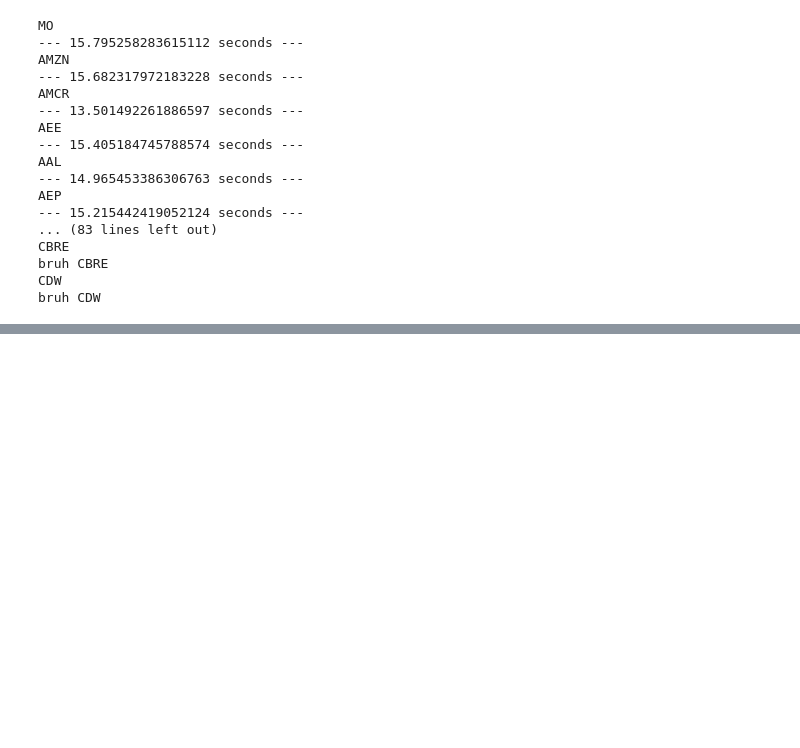
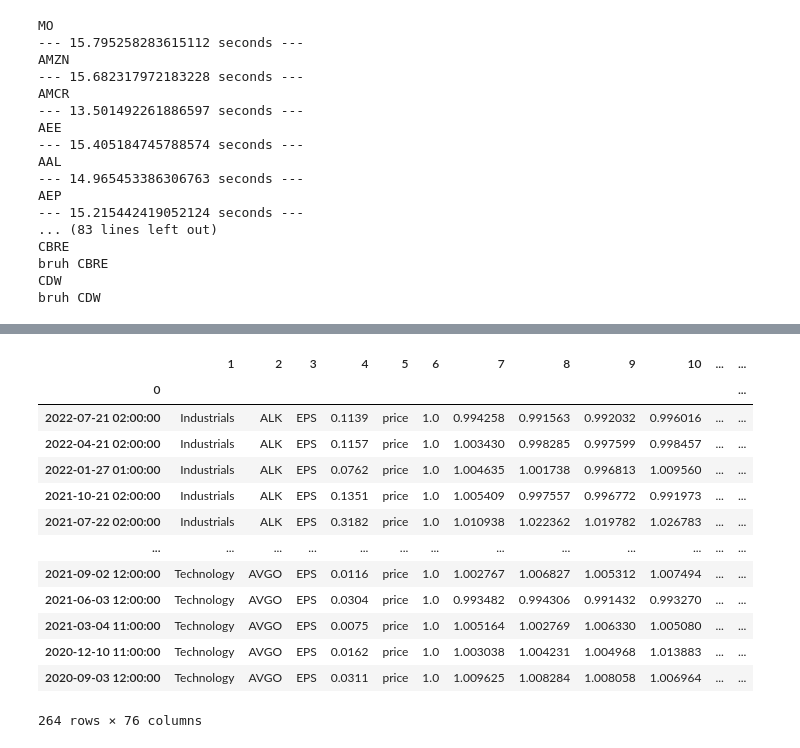
Before and after one commit to thetenthbox/marketanalysis, a Jupyter notebook: market_analysis.ipynb, the cells around one changed output, grey strips where cells are left out. Saved outputs shown, nothing was run; the diff lists cells and outputs as text; code cells hidden in the pictures; blank space fills up the shorter version.

```diff
--- a/market_analysis.ipynb
+++ b/market_analysis.ipynb
@@ -338,0 +363,19 @@ bruh CDW
+# %%
+df = pd.DataFrame(dflist[:]).set_index(0)
+# %%
+df
+# %% [output]
+|  | 1 | 2 | 3 | 4 | 5 | 6 | 7 | 8 | 9 | 10 | ... | ... |
+| 0 |  |  |  |  |  |  |  |  |  |  |  | ... |
+| 2022-07-21 02:00:00 | Industrials | ALK | EPS | 0.1139 | price | 1.0 | 0.994258 | 0.991563 | 0.992032 | 0.996016 | ... | ... |
+| 2022-04-21 02:00:00 | Industrials | ALK | EPS | 0.1157 | price | 1.0 | 1.003430 | 0.998285 | 0.997599 | 0.998457 | ... | ... |
+| 2022-01-27 01:00:00 | Industrials | ALK | EPS | 0.0762 | price | 1.0 | 1.004635 | 1.001738 | 0.996813 | 1.009560 | ... | ... |
+| 2021-10-21 02:00:00 | Industrials | ALK | EPS | 0.1351 | price | 1.0 | 1.005409 | 0.997557 | 0.996772 | 0.991973 | ... | ... |
+| 2021-07-22 02:00:00 | Industrials | ALK | EPS | 0.3182 | price | 1.0 | 1.010938 | 1.022362 | 1.019782 | 1.026783 | ... | ... |
+| ... | ... | ... | ... | ... | ... | ... | ... | ... | ... | ... | ... | ... |
+| 2021-09-02 12:00:00 | Technology | AVGO | EPS | 0.0116 | price | 1.0 | 1.002767 | 1.006827 | 1.005312 | 1.007494 | ... | ... |
+| 2021-06-03 12:00:00 | Technology | AVGO | EPS | 0.0304 | price | 1.0 | 0.993482 | 0.994306 | 0.991432 | 0.993270 | ... | ... |
+| 2021-03-04 11:00:00 | Technology | AVGO | EPS | 0.0075 | price | 1.0 | 1.005164 | 1.002769 | 1.006330 | 1.005080 | ... | ... |
+| 2020-12-10 11:00:00 | Technology | AVGO | EPS | 0.0162 | price | 1.0 | 1.003038 | 1.004231 | 1.004968 | 1.013883 | ... | ... |
+| 2020-09-03 12:00:00 | Technology | AVGO | EPS | 0.0311 | price | 1.0 | 1.009625 | 1.008284 | 1.008058 | 1.006964 | ... | ... |
+264 rows × 76 columns
```
Also changed, not shown: parts of 4 cells of this notebook.
